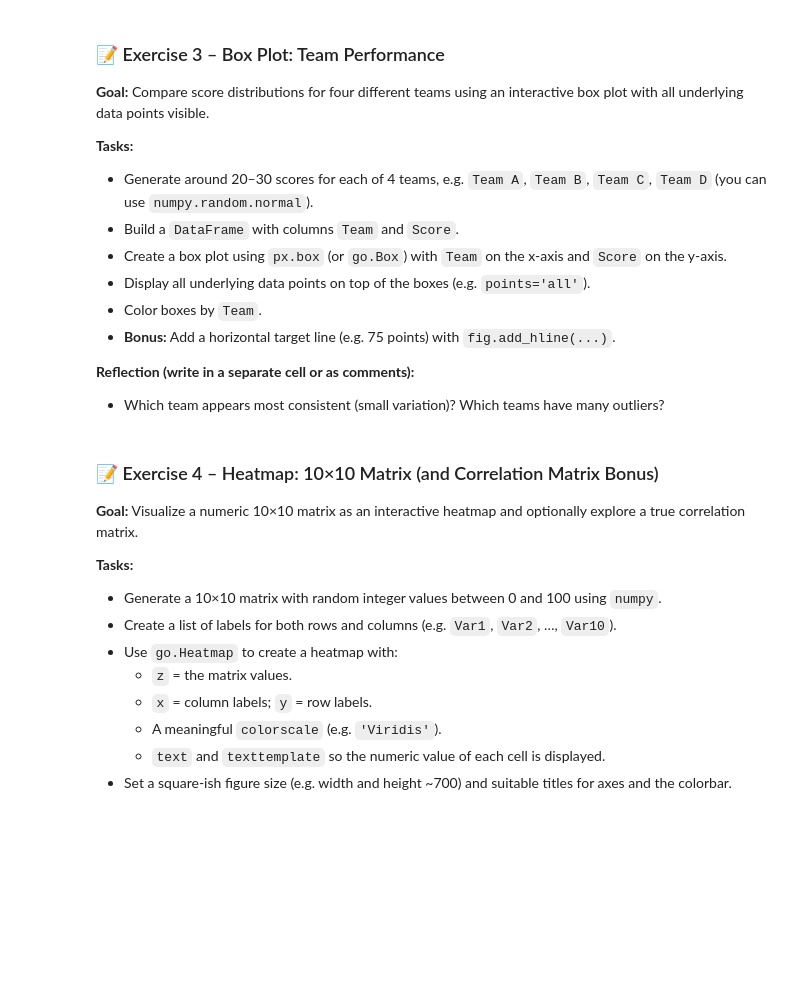
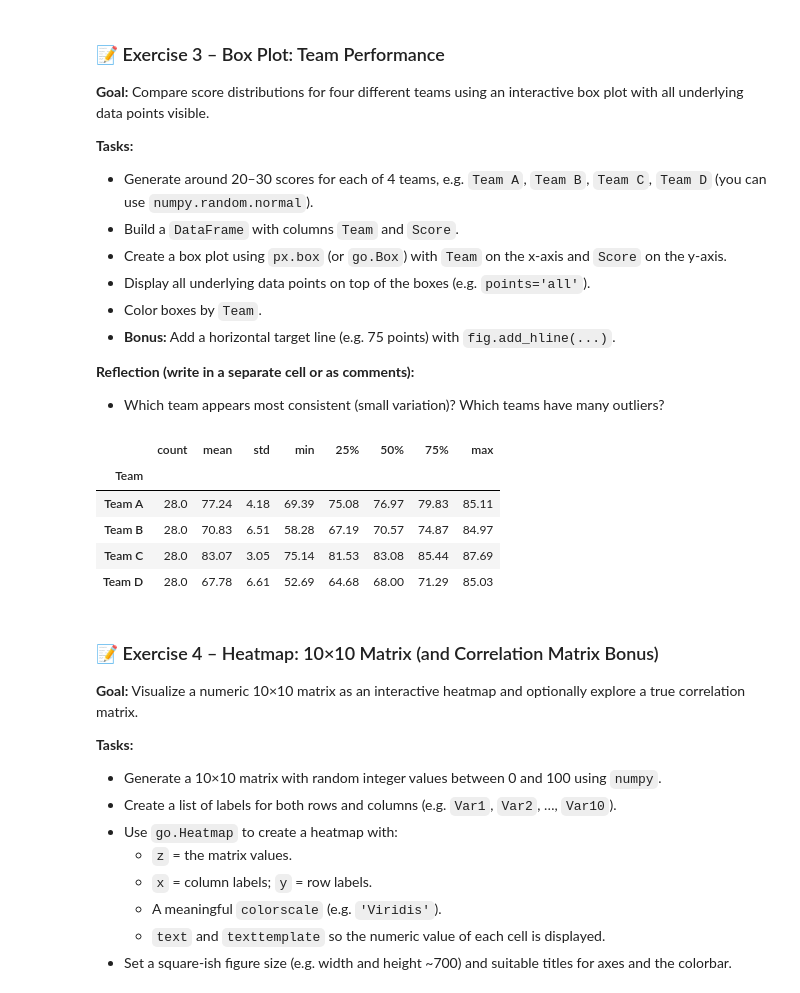
Before and after one commit to RaresKeY/SkillBrain, a Jupyter notebook: assignments/hw_adv/a_22_plotly/22_plotly.ipynb, the cells around one changed output. Cells and saved outputs as stored; diff of their text form; code cells hidden in the pictures; blank space fills up the shorter version.

```diff
--- a/assignments/hw_adv/a_22_plotly/22_plotly.ipynb
+++ b/assignments/hw_adv/a_22_plotly/22_plotly.ipynb
@@ -76,3 +198,51 @@ import pandas as pd
+# %%
+# Exercise 3 – Box Plot: Team Performance
+import plotly.express as px
+import numpy as np
+import pandas as pd
+from pathlib import Path
+
+out_dir = Path("export")
+out_dir.mkdir(exist_ok=True)
+
+np.random.seed(42)
+
+team_scores = {
+    "Team A": np.random.normal(78, 4.5, 28),
+    "Team B": np.random.normal(72, 7.0, 28),
+    "Team C": np.random.normal(83, 3.0, 28),
+    "Team D": np.random.normal(69, 8.5, 28),
+}
+
+rows = []
+for team, scores in team_scores.items():
+    for score in scores:
+        rows.append({"Team": team, "Score": float(score)})
+
+df_teams = pd.DataFrame(rows)
+
+fig_box = px.box(
+    df_teams,
+    x="Team",
+    y="Score",
+    color="Team",
+    points="all",
+    title="Team Performance Distribution",
+    template="plotly_dark",
+    height=520,
+)
+fig_box.add_hline(y=75, line_dash="dash", line_color="#FFD166", annotation_text="Target = 75")
+fig_box.write_html(out_dir / "ex3_team_boxplot.html", include_plotlyjs="cdn")
+fig_box.show()
+
+df_teams.groupby("Team")["Score"].describe().round(2)
+# %% [output]
+|  | count | mean | std | min | 25% | 50% | 75% | max |
+| Team |  |  |  |  |  |  |  |  |
+| Team A | 28.0 | 77.24 | 4.18 | 69.39 | 75.08 | 76.97 | 79.83 | 85.11 |
+| Team B | 28.0 | 70.83 | 6.51 | 58.28 | 67.19 | 70.57 | 74.87 | 84.97 |
+| Team C | 28.0 | 83.07 | 3.05 | 75.14 | 81.53 | 83.08 | 85.44 | 87.69 |
+| Team D | 28.0 | 67.78 | 6.61 | 52.69 | 64.68 | 68.00 | 71.29 | 85.03 |
 # %% [markdown]
 ### 📝 Exercise 4 – Heatmap: 10×10 Matrix (and Correlation Matrix Bonus)
 
```
Also changed, not shown: parts of 15 cells of this notebook, 12 other files.
